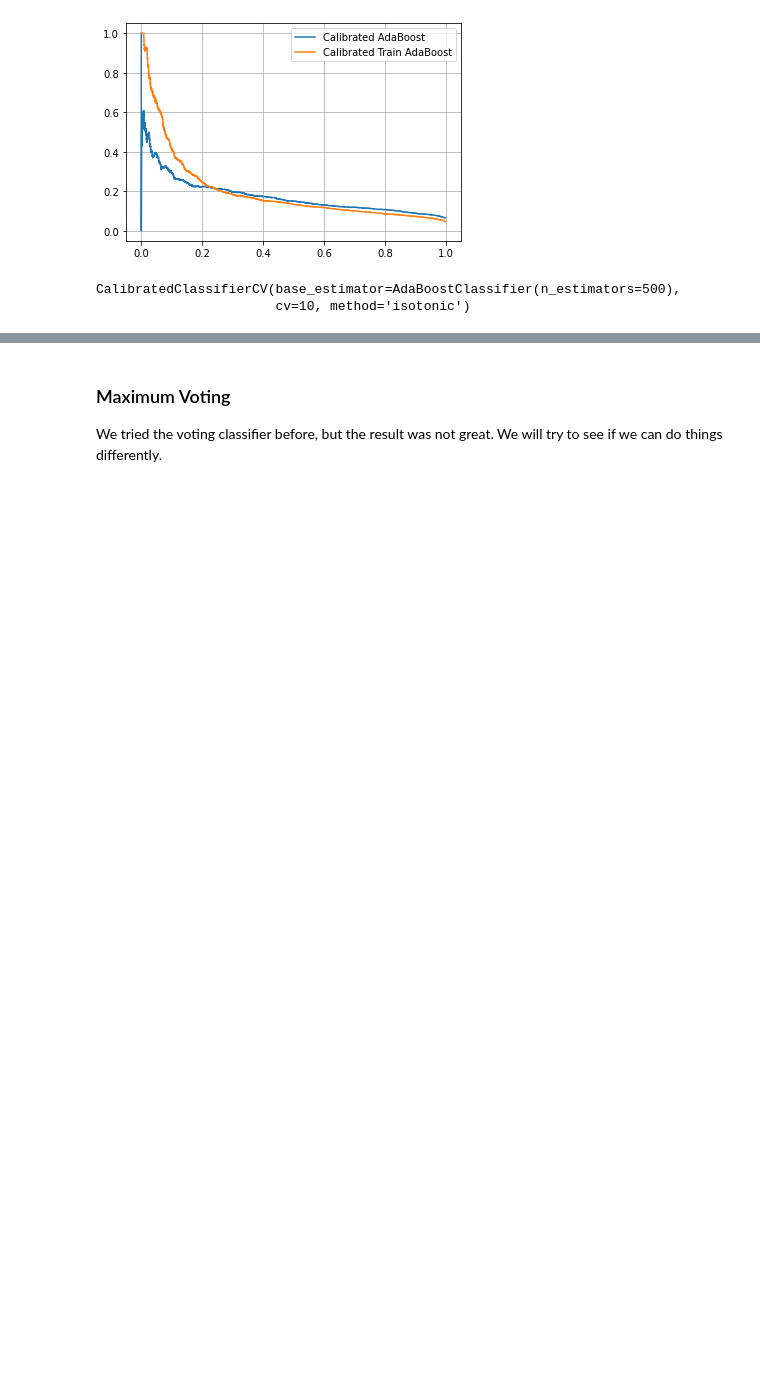
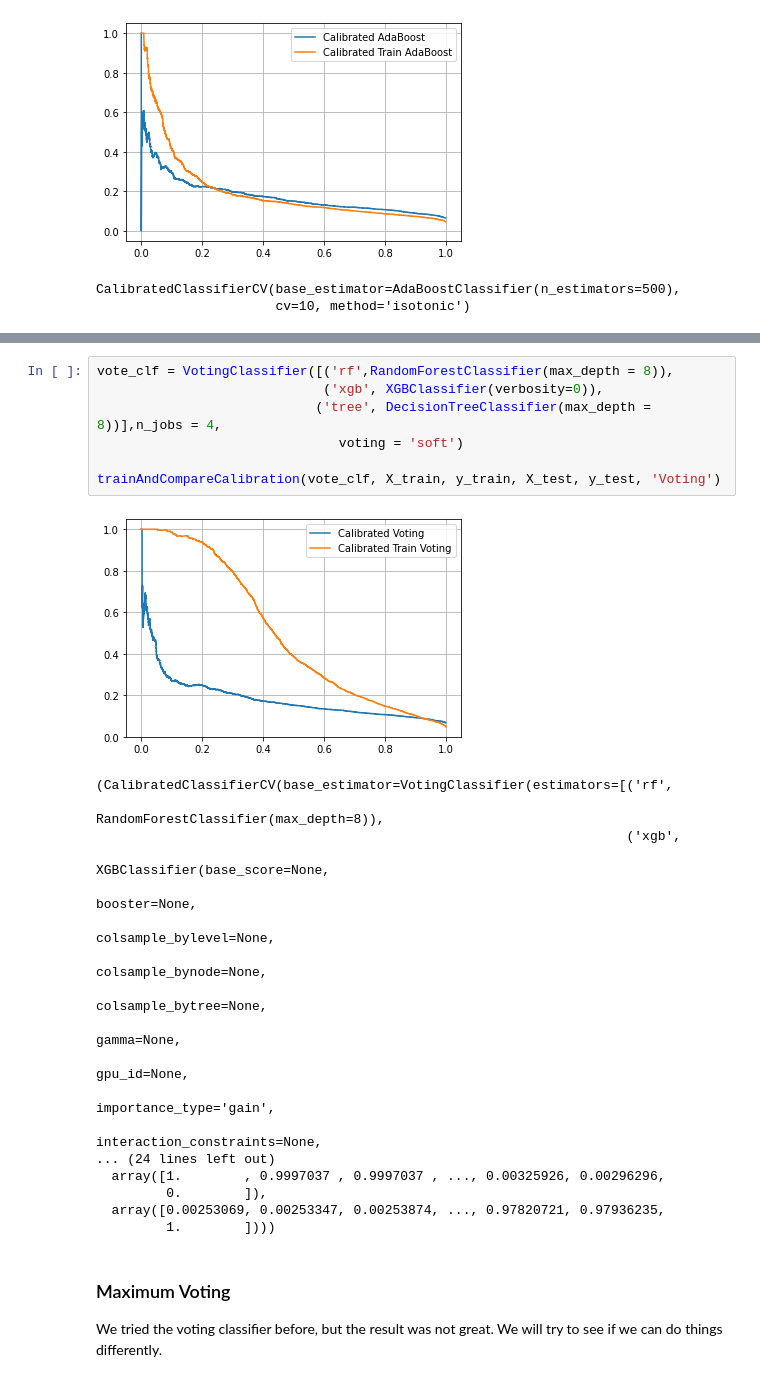
Before and after one commit to kungchinglin/erdos_bootcamp_2021, a Jupyter notebook: 03_predictive_models/Fifth_model_0525_KC.ipynb, the cells around one changed output, grey strips where cells are left out. Cells and saved outputs as stored; diff of their text form; blank space fills up the shorter version.

```diff
--- a/03_predictive_models/Fifth_model_0525_KC.ipynb
+++ b/03_predictive_models/Fifth_model_0525_KC.ipynb
@@ -613,3 +577,29 @@ trainAndCompareCalibration(vote_clf, X_train, y_train, X_test, y_test, 'Voting')
+# %%
+vote_clf = VotingClassifier([('rf',RandomForestClassifier(max_depth = 8)),
+                             ('xgb', XGBClassifier(verbosity=0)),
+                            ('tree', DecisionTreeClassifier(max_depth = 8))],n_jobs = 4,
+                               voting = 'soft')
+
+trainAndCompareCalibration(vote_clf, X_train, y_train, X_test, y_test, 'Voting')
+# %% [output]
+[figure, added]
+(CalibratedClassifierCV(base_estimator=VotingClassifier(estimators=[('rf',
+                                                                     RandomForestClassifier(max_depth=8)),
+                                                                    ('xgb',
+                                                                     XGBClassifier(base_score=None,
+                                                                                   booster=None,
+                                                                                   colsample_bylevel=None,
+                                                                                   colsample_bynode=None,
+                                                                                   colsample_bytree=None,
+                                                                                   gamma=None,
+                                                                                   gpu_id=None,
+                                                                                   importance_type='gain',
+                                                                                   interaction_constraints=None,
+... (24 lines left out)
+  array([1.        , 0.9997037 , 0.9997037 , ..., 0.00325926, 0.00296296,
+         0.        ]),
+  array([0.00253069, 0.00253347, 0.00253874, ..., 0.97820721, 0.97936235,
+         1.        ])))
 # %% [markdown]
 ### Maximum Voting
 
```
Also changed, not shown: parts of 23 cells of this notebook.
